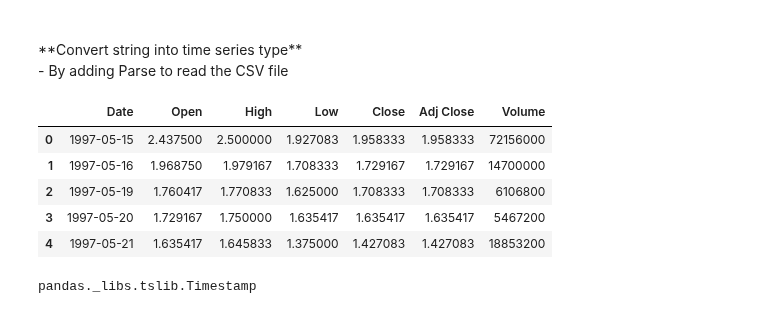
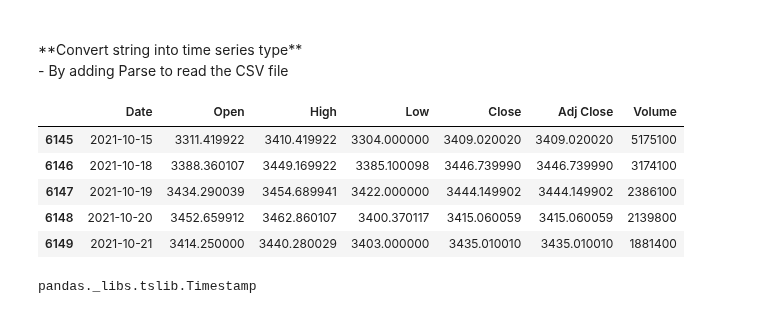
Before and after one commit to jasminjohnson/jasminjohnson.github.io, a Jupyter notebook: downloads/notebooks/PandasTimeSeriesAnalysis.ipynb, the cells around one changed output. Cells and saved outputs as stored; diff of their text form; code cells hidden in the pictures.

```diff
--- a/downloads/notebooks/PandasTimeSeriesAnalysis.ipynb
+++ b/downloads/notebooks/PandasTimeSeriesAnalysis.ipynb
@@ -47,14 +47,14 @@ str
 **Convert string into time series type**<br>- By adding Parse to read the CSV file
 # %%
 df = pd.read_csv('data/Amazon.csv', parse_dates=["Date"])
-df.head()
+df.tail()
 # %% [output]
 |  | Date | Open | High | Low | Close | Adj Close | Volume |
-| 0 | 1997-05-15 | 2.437500 | 2.500000 | 1.927083 | 1.958333 | 1.958333 | 72156000 |
-| 1 | 1997-05-16 | 1.968750 | 1.979167 | 1.708333 | 1.729167 | 1.729167 | 14700000 |
-| 2 | 1997-05-19 | 1.760417 | 1.770833 | 1.625000 | 1.708333 | 1.708333 | 6106800 |
-| 3 | 1997-05-20 | 1.729167 | 1.750000 | 1.635417 | 1.635417 | 1.635417 | 5467200 |
-| 4 | 1997-05-21 | 1.635417 | 1.645833 | 1.375000 | 1.427083 | 1.427083 | 18853200 |
+| 6145 | 2021-10-15 | 3311.419922 | 3410.419922 | 3304.000000 | 3409.020020 | 3409.020020 | 5175100 |
+| 6146 | 2021-10-18 | 3388.360107 | 3449.169922 | 3385.100098 | 3446.739990 | 3446.739990 | 3174100 |
+| 6147 | 2021-10-19 | 3434.290039 | 3454.689941 | 3422.000000 | 3444.149902 | 3444.149902 | 2386100 |
+| 6148 | 2021-10-20 | 3452.659912 | 3462.860107 | 3400.370117 | 3415.060059 | 3415.060059 | 2139800 |
+| 6149 | 2021-10-21 | 3414.250000 | 3440.280029 | 3403.000000 | 3435.010010 | 3435.010010 | 1881400 |
 # %%
 ## Find out Date type again: the Date type is Timestamp which is one of the time series
 type(df.Date[0])
```
Also changed, not shown: parts of 20 cells of this notebook, 4 other files.
